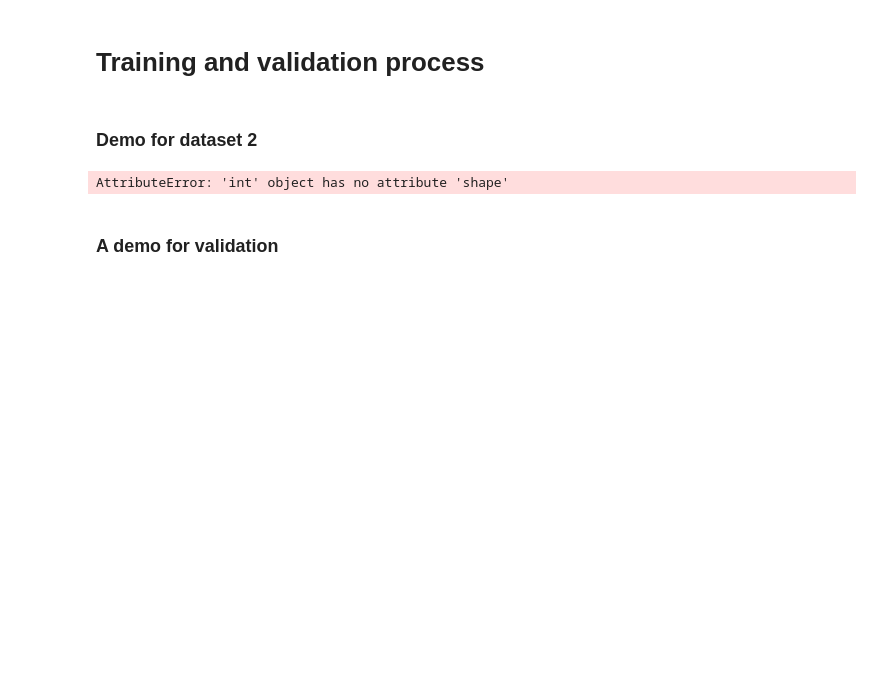
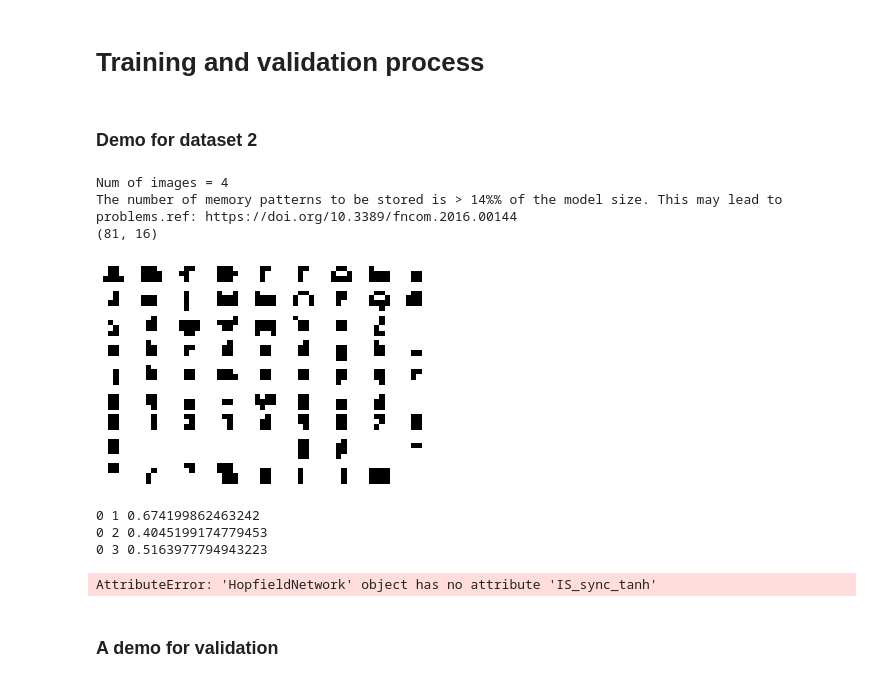
Before and after one commit to doomgutt/NMA-CN-2022-Project--Group-A---Attractor-Networks, a Jupyter notebook: main.ipynb, the cells around one changed output. Cells and saved outputs as stored; diff of their text form; code cells hidden in the pictures; blank space fills up the shorter version.

```diff
--- a/main.ipynb
+++ b/main.ipynb
@@ -103,31 +103,38 @@ for i in range(6):
 # %%
 # Setup and train
 np.random.seed(0)
 letter_index = [0,1 ,2,3]
 letter_res = 4
 
 all_letter_dataset = LETTERS_RESOLUTION[letter_res][letter_index]
 
-all_letter_dataset = np.random.randint(0, 1)
+# all_letter_dataset = np.random.randint(0, 1)
 n_image, image_size = all_letter_dataset.shape
 print(f"Num of images = {n_image}")
 
 hop_net = hopfield.HopfieldNetwork()
 hop_net.TS_hebbian(all_letter_dataset)
 
 # alphabet preview
 letter_preview = LETTERS_RESOLUTION[letter_res]
 print(letter_preview.shape)
 for i in range(9):
     for j in range(9):
         arr = letter_preview[9 * i + j]
         ax = plt.subplot(9, 9, i * 9 + j + 1)
         uti.show_letter(arr, ax)
 # %% [output]
-AttributeError: 'int' object has no attribute 'shape'
+Num of images = 4
+The number of memory patterns to be stored is > 14%% of the model size. This may lead to problems.ref: https://doi.org/10.3389/fncom.2016.00144
+(81, 16)
+[figure, added]
 # %%
 for (i, j) in [(0, 1), (0, 2), (0, 3)]:
   print(i, j, np.corrcoef(all_letter_dataset[i], all_letter_dataset[j])[0][1])
+# %% [output]
+0 1 0.674199862463242
+0 2 0.4045199174779453
+0 3 0.5163977794943223
 # %%
 # TODO: try to implement this thing where it shows the letters we're using?
 # I duno how to do it in one plot...
@@ -168,6 +175,8 @@ for i in range(n_test_samples):
     #     show_letter(X, ax)
 
     # TODO: evaluate the function
+# %% [output]
+AttributeError: 'HopfieldNetwork' object has no attribute 'IS_sync_tanh'
 # %% [markdown]
 ### A demo for validation
 # %%
```
